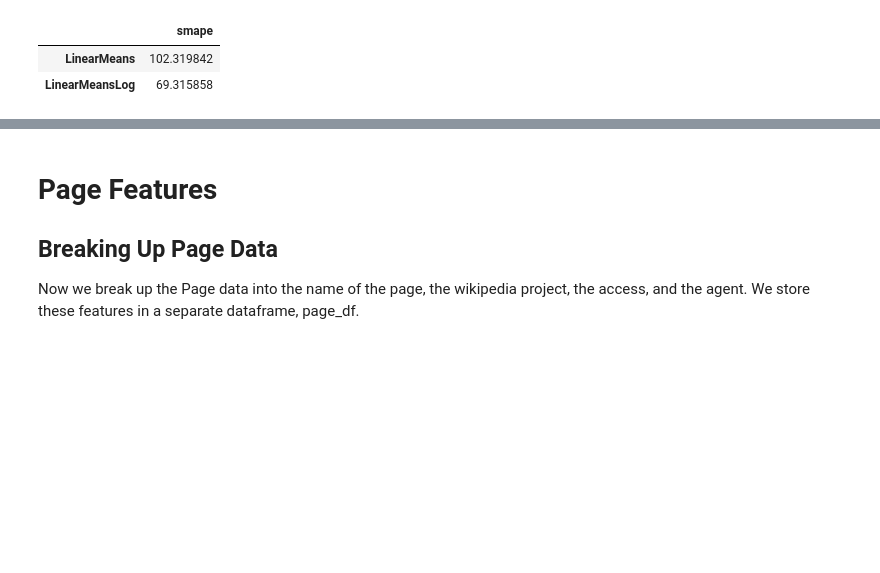
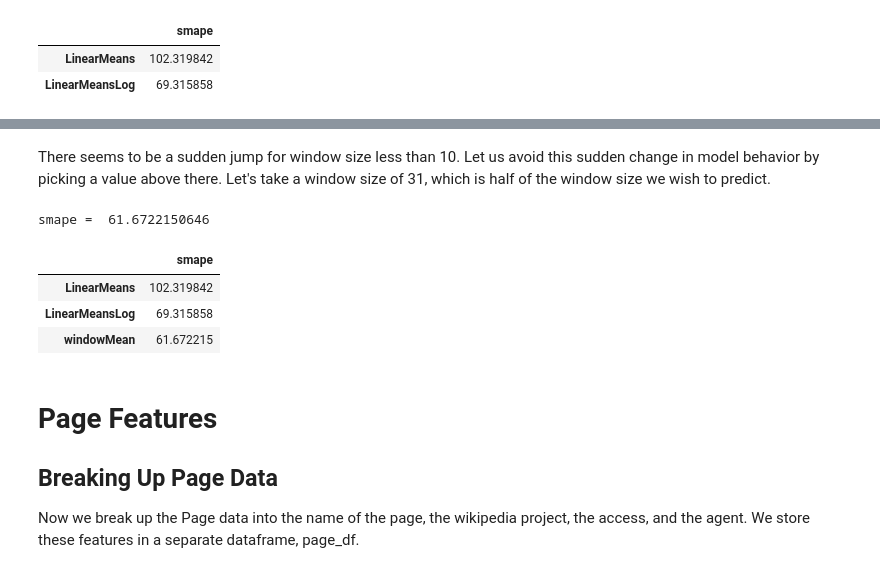
Before and after one commit to MatthewMcGonagle/KaggleWikiTraffic, a Jupyter notebook: FinalReport.ipynb, the cells around one changed output, grey strips where cells are left out. Cells and saved outputs as stored; diff of their text form; code cells hidden in the pictures; blank space fills up the shorter version.

```diff
--- a/FinalReport.ipynb
+++ b/FinalReport.ipynb
@@ -245,3 +330,28 @@ smape =  69.3158584828
+# %% [markdown]
+There seems to be a sudden jump for window size less than 10. Let us avoid this sudden change in model behavior by picking a value above there. Let's take a window size of 31, which is half of the window size we wish to predict.
+# %%
+windowSize = 31
+
+log_predictor = Pipeline([ ('features', FunctionTransformer(features['windowMeanModel'],
+                                                            kw_args = {'windowSize' : 31} )),
+                           ('linear', LinearRegression()) ])
+
+log_predictor.fit(X['train_l'], Y['train_l'])
+Y['predict_l'] = log_predictor.predict(X['valid_l'])
+Y['predict'] = -param + np.exp(Y['predict_l'])
+newsmape = smape(epsilon + Y['predict'], Y['valid'])
+print('smape = ', newsmape)
+
+Y['predict'] = log_predictor.predict(X['train_l'])
+errors['windowMean'] = (Y['predict'] - Y['train']).mean(axis = 1)
+results_df.loc['windowMean'] = newsmape
+results_df
+# %% [output]
+smape =  61.6722150646
+|  | smape |
+| LinearMeans | 102.319842 |
+| LinearMeansLog | 69.315858 |
+| windowMean | 61.672215 |
 # %% [markdown]
 # Page Features
 
```
Also changed, not shown: parts of 32 cells of this notebook.
